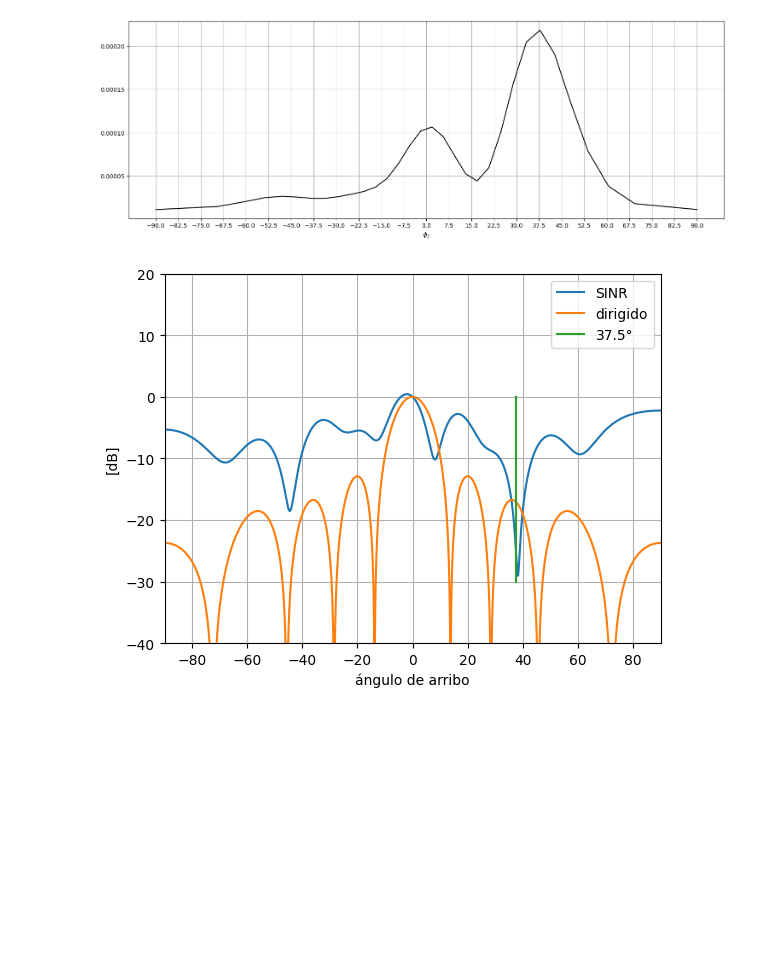
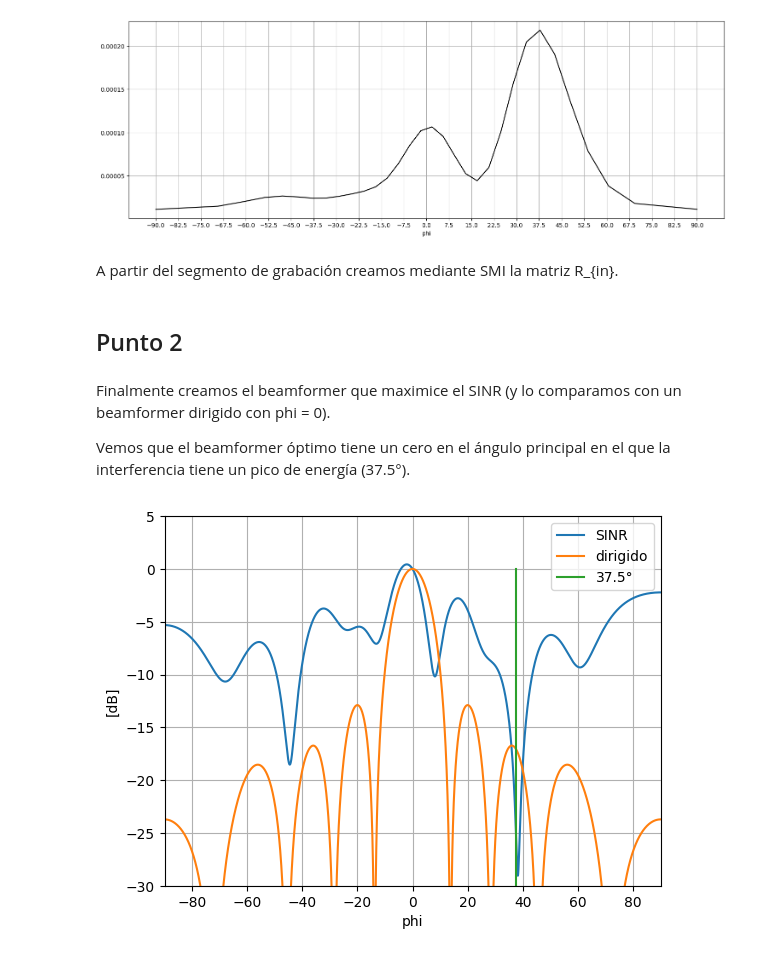
Before and after one commit to JBatRey/Procesamiento-Adaptativo-de-Se-ales-Aleatorias, a Jupyter notebook: TP4/tp4.ipynb, the cells around one changed output. Cells and saved outputs as stored; diff of their text form; code cells hidden in the pictures; blank space fills up the shorter version.

```diff
--- a/TP4/tp4.ipynb
+++ b/TP4/tp4.ipynb
@@ -108,16 +104,12 @@ def demod_lowpass(samples, Fc, Fs, order, B):
 # %%
-data_filt = np.zeros(np.shape(data), dtype=np.complex_)
-for i, val in enumerate(data):
-    data_filt[i] = demod_lowpass(data[i], Fc, Fs, 50, B=2000/50)
-
 array_idx = 1
 
 data_fft = np.zeros((32, data_filt.shape[1]), dtype=np.complex_)
 
 for t in range(len(data_filt[0])):
-    data_fft[:, t], _ = plt.mlab.psd(data_filt[subarray_sensors[array_idx] , t],
+    data_fft[:, t], _ = plt.mlab.psd(data_filt[sensors[array_idx] , t],
                                             Fs=1,
-                                            NFFT=data_filt[subarray_sensors[array_idx] , t].size,
+                                            NFFT=data_filt[sensors[array_idx] , t].size,
                                             pad_to=32,
                                             sides='twosided')
 
@@ -127,7 +119,7 @@ plt.figure(figsize=(18, 6))
 phi_ax = 180/np.pi * np.arcsin(np.linspace(-1, 1, len(data_fft)))
 plt.plot(phi_ax , np.abs(data_fft).sum(axis=1), 'k')
 plt.xticks(np.linspace(-90, 90, 24+1))
-plt.xlabel('$\phi_s$')
+plt.xlabel('phi')
 plt.grid()
 plt.show()
 # %% [output]
@@ -135,11 +129,9 @@ plt.show()
 # %%
-import numpy as np
-from IPython.display import Audio
 
 start = (16000*np.array([22, 25.8, 28.1, 31])).astype(int)
 stop = (16000*np.array([23.1,25.8,28.1,31])).astype(int)
 
-i_n_filt = data_filt[ subarray_sensors[array_idx]]
+i_n_filt = data_filt[ sensors[array_idx]]
 interference = np.zeros((9,0))
 print(i_n_filt[:, start[1]:stop[1]].shape)
 for i, item in enumerate(start):
@@ -166,6 +160,8 @@ plt.grid()
 plt.show()
 # %% [output]
 [figure]
+# %% [markdown]
+A partir del segmento de grabación creamos mediante SMI la matriz R_{in}.
 # %%
 
 #Creamos a la matriz Ri_n a partir de este segmento de grabación
@@ -174,55 +170,59 @@ n = interference.shape[0]
 Ri_n = np.zeros((n, n), dtype=np.complex_)
 
 for i in range( interference.shape[1] ):
-    R = np.matmul( interference[:, i].reshape((n, 1)) , np.conj(interference[:, i]).reshape((1, n)) )
+    R = np.matmul( np.conj(interference[:, i].reshape((n, 1))) , interference[:, i].reshape((1, n)) )
     Ri_n += R
 
-Ri_n = Ri_n.transpose() / (interference.shape[1])
+Ri_n = Ri_n / (interference.shape[1])
 
 inv_Rin = np.linalg.inv(Ri_n)
+# %% [markdown]
+## Punto 2
+# %% [markdown]
+Finalmente creamos el beamformer que maximice el SINR (y lo comparamos con un beamformer dirigido con phi = 0).
+
+Vemos que el beamformer óptimo tiene un cero en el ángulo principal en el que la interferencia tiene un pico de energía (37.5°).
 # %%
-#Agarramos una parte de la grabación que no tenga al locutor
+i_n_filt = data_filt[sensors[array_idx]]
 
-i_n_filt = data_filt[ subarray_sensors[array_idx]]
-
-l = v_sound/Fc
+wavelength = v_sound/Fc
 d = dist[array_idx]
 m = M[array_idx]
 
 
-def response_vector(phi, m, d, l):
-    return ( 1/np.sqrt(m) * np.exp(-2j * np.pi * d * np.sin(phi) / l * np.arange(m)) ).reshape((m, 1))
+def response_vector(phi, m, d, wavelength):
+    return ( 1/np.sqrt(m) * np.exp(-2j * np.pi * d * np.sin(phi) / wavelength * np.arange(m)) ).reshape((m, 1))
 
-v_s = response_vector(0, m, d, l).reshape(m,1)
+v_s = response_vector(0, m, d, wavelength).reshape(m,1)
 v_s_h = np.conj(v_s.transpose())
 
 c_o = np.matmul(inv_Rin,v_s) / np.matmul( np.matmul(v_s_h, inv_Rin), v_s )[0][0]
 
 C = []
 for phi in np.linspace(-np.pi/2, np.pi/2, 5000):
-    v = response_vector(phi, m, d, l)
+    v = response_vector(phi, m, d, wavelength)
     c_o_h = np.conj(c_o.transpose())
     C.append((np.dot(c_o_h, v)).flatten())
 
 plt.plot(np.linspace(-90, 90, 5000), 10*np.log10(np.abs(C)**2), label='SINR')
 
 C = []
 for phi in np.linspace(-np.pi/2, np.pi/2, 5000):
-    v = response_vector(phi, m, d, l)
-    c = response_vector(0, m, d, l)
+    v = response_vector(phi, m, d, wavelength)
+    c = response_vector(0, m, d, wavelength)
     c_h = np.conj(c.transpose())
     C_val = (np.dot(c_h, v)).flatten()
     C.append(C_val)
 
 
 plt.plot(np.linspace(-90, 90, 5000), 10*np.log10(np.abs(C)**2), label='dirigido')
 plt.xlim(-90,90);plt.grid()
-plt.xlabel('ángulo de arribo')
+plt.xlabel('phi')
 plt.ylabel('[dB]')
 plt.plot([37.5, 37.5], [-30, 0], label='37.5°')
 plt.legend()
-plt.ylim(-40,20)
+plt.ylim(-30,5)
 
 plt.show()
 # %% [output]
-[figure, old version]
+[figure, new version]
```
Also changed, not shown: parts of 14 cells of this notebook.
